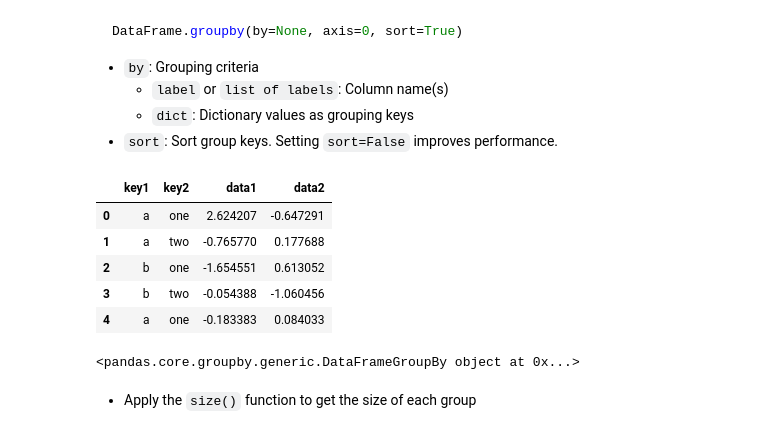
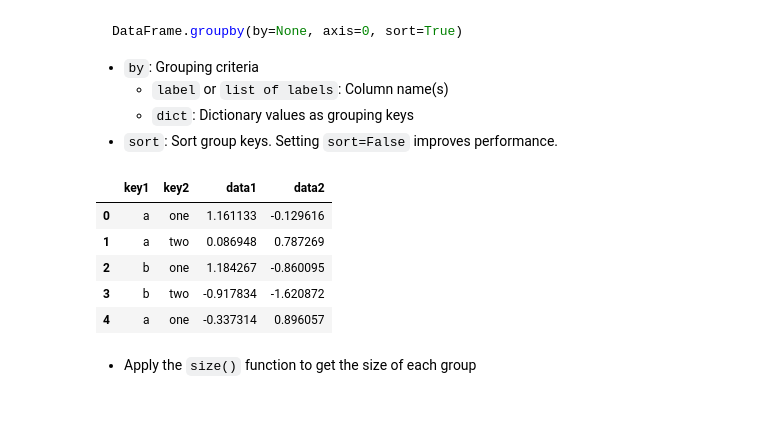
Before and after one commit to leelapis/bda, a Jupyter notebook: 3_DataReduction_bda.ipynb, the cells around one changed output. Cells and saved outputs as stored; diff of their text form; code cells hidden in the pictures.

Commit message:
data_explore

```diff
--- a/3_DataReduction_bda.ipynb
+++ b/3_DataReduction_bda.ipynb
@@ -62,16 +55,13 @@ DataFrame.groupby(by=None, axis=0, sort=True)
 # %%
 df = pd.DataFrame({'key1' : ['a', 'a', 'b', 'b', 'a'], 'key2' : ['one', 'two', 'one', 'two', 'one'], 'data1' : np.random.randn(5), 'data2' : np.random.randn(5)})
 df
-gp = df.groupby(by='key2')
-gp
 # %% [output]
 |  | key1 | key2 | data1 | data2 |
-| 0 | a | one | 2.624207 | -0.647291 |
-| 1 | a | two | -0.765770 | 0.177688 |
-| 2 | b | one | -1.654551 | 0.613052 |
-| 3 | b | two | -0.054388 | -1.060456 |
-| 4 | a | one | -0.183383 | 0.084033 |
+| 0 | a | one | 1.161133 | -0.129616 |
+| 1 | a | two | 0.086948 | 0.787269 |
+| 2 | b | one | 1.184267 | -0.860095 |
+| 3 | b | two | -0.917834 | -1.620872 |
+| 4 | a | one | -0.337314 | 0.896057 |
-<pandas.core.groupby.generic.DataFrameGroupBy object at 0x...>
 # %% [markdown]
 - Apply the `size()` function to get the size of each group
 # %%
```
Also changed, not shown: parts of 5 cells of this notebook, 6 other files.
